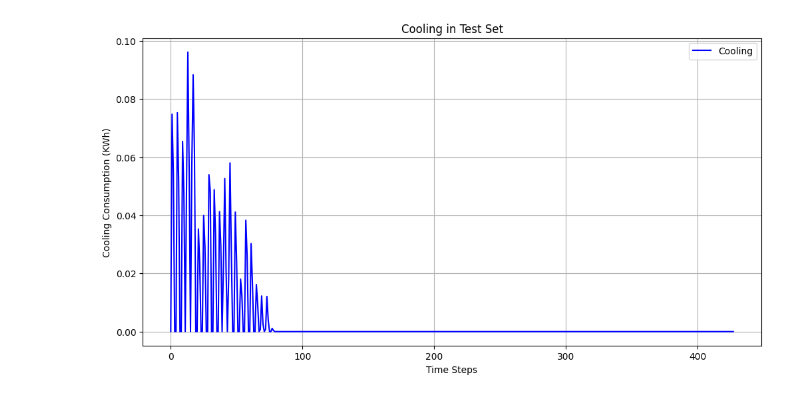
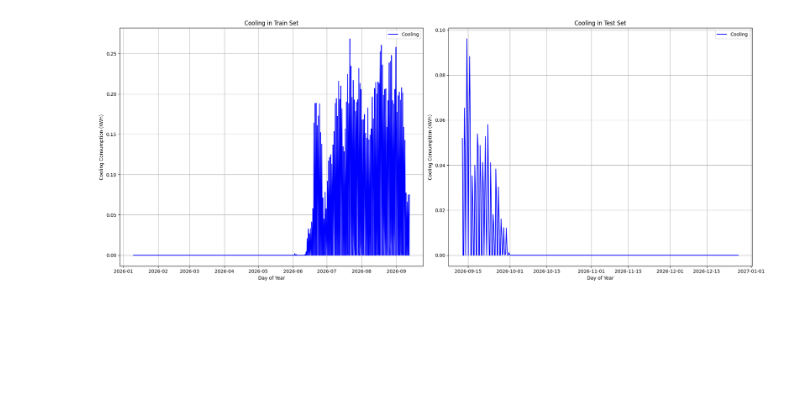
Before and after one commit to CavaWasTaken/SmartBuildings, a Jupyter notebook: PredictionAlgoithm.ipynb, the cells around one changed output. Drawn from its saved outputs; the diff is of its cells as text; code cells hidden in the pictures; blank space fills up the shorter version.

```diff
--- a/PredictionAlgoithm.ipynb
+++ b/PredictionAlgoithm.ipynb
@@ -515,27 +656,88 @@ model.plot_error_vs_actual()
 # %%
 # read csv files
 X_train = pd.read_csv('X_train.csv')
 y_train = pd.read_csv('y_train.csv')
 X_test = pd.read_csv('X_test.csv')
 y_test = pd.read_csv('y_test.csv')
 
-# show trend of electricity consumption in the test set
-plt.figure(figsize=(12, 6))
-plt.plot(y_test['DistrictCooling'].values, label='Cooling', color='blue')
-plt.title('Cooling in Test Set')
-plt.xlabel('Time Steps')
-plt.ylabel('Cooling Consumption (KWh)')
-plt.legend()
-plt.grid(True)
+# show trend of cooling consumption in train/test set
+fig, axes = plt.subplots(1, 2, figsize=(20, 8))
+
+axes[0].plot(model.timesteps_train, y_train['DistrictCooling'].values, label='Cooling', color='blue')
+axes[0].set_title('Cooling in Train Set')
+axes[0].set_xlabel('Day of Year')
+axes[0].set_ylabel('Cooling Consumption (KWh)')
+axes[0].legend()
+axes[0].grid(True)
+
+axes[1].plot(model.timesteps_test, y_test['DistrictCooling'].values, label='Cooling', color='blue')
+axes[1].set_title('Cooling in Test Set')
+axes[1].set_xlabel('Day of Year')
+axes[1].set_ylabel('Cooling Consumption (KWh)')
+axes[1].legend()
+axes[1].grid(True)
+
+plt.tight_layout()
 plt.show()
 
-plt.figure(figsize=(12, 6))
-plt.plot(y_train['DistrictCooling'].values, label='Cooling', color='blue')
-plt.title('Cooling in Train Set')
-plt.xlabel('Time Steps')
-plt.ylabel('Cooling Consumption (KWh)')
-plt.legend()
-plt.grid(True)
+# show trend of heating consumption in train/test set
+fig, axes = plt.subplots(1, 2, figsize=(20, 8))
+
+axes[0].plot(model.timesteps_train, y_train['DistrictHeating'].values, label='Heating', color='red')
+axes[0].set_title('Heating in Train Set')
+axes[0].set_xlabel('Day of Year')
+axes[0].set_ylabel('Heating Consumption (KWh)')
+axes[0].legend()
+axes[0].grid(True)
+
+axes[1].plot(model.timesteps_test, y_test['DistrictHeating'].values, label='Heating', color='red')
+axes[1].set_title('Heating in Test Set')
+axes[1].set_xlabel('Day of Year')
+axes[1].set_ylabel('Heating Consumption (KWh)')
+axes[1].legend()
+axes[1].grid(True)
+
+plt.tight_layout()
 plt.show()
+
+# show trend of electrical consumption in train/test set
+fig, axes = plt.subplots(1, 2, figsize=(20, 8))
+
+axes[0].plot(model.timesteps_train, y_train['Electricity'].values, label='Electricity', color='blue')
+axes[0].set_title('Electricity in Train Set')
+axes[0].set_xlabel('Day of Year')
+axes[0].set_ylabel('Electricity Consumption (KWh)')
+axes[0].legend()
+axes[0].grid(True)
+
+axes[1].plot(model.timesteps_test, y_test['Electricity'].values, label='Electricity', color='blue')
+axes[1].set_title('Electricity in Test Set')
+axes[1].set_xlabel('Day of Year')
+axes[1].set_ylabel('Electricity Consumption (KWh)')
+axes[1].legend()
+axes[1].grid(True)
+
+plt.tight_layout()
+plt.show()
+
+# show trend of total energy consumption in train/test set
+fig, axes = plt.subplots(1, 2, figsize=(20, 8))
+
+axes[0].plot(model.timesteps_train, model.compute_total_primary_energy(y_train)['Total_Primary_Energy'].values, label='Total Primary Energy', color='green')
+axes[0].set_title('Total Primary Energy in Train Set')
+axes[0].set_xlabel('Day of Year')
+axes[0].set_ylabel('Total Primary Energy Consumption (KWh)')
+axes[0].legend()
+axes[0].grid(True)
+
+axes[1].plot(model.timesteps_test, model.compute_total_primary_energy(y_test)['Total_Primary_Energy'].values, label='Total Primary Energy', color='green')
+axes[1].set_title('Total Primary Energy in Test Set')
+axes[1].set_xlabel('Day of Year')
+axes[1].set_ylabel('Total Primary Energy Consumption (KWh)')
+axes[1].legend()
+axes[1].grid(True)
+
+plt.tight_layout()
+plt.show()
 # %% [output]
-[figure, old version]
+[figure, new version]
```
Also changed, not shown: parts of 18 cells of this notebook, 5 other files.
